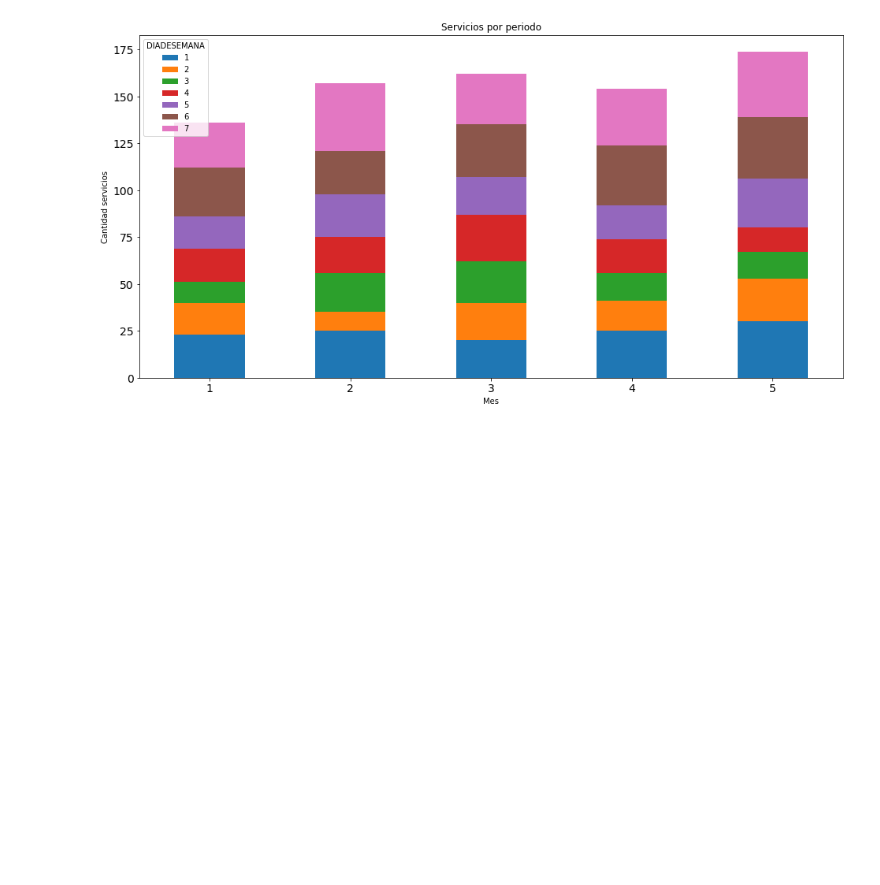
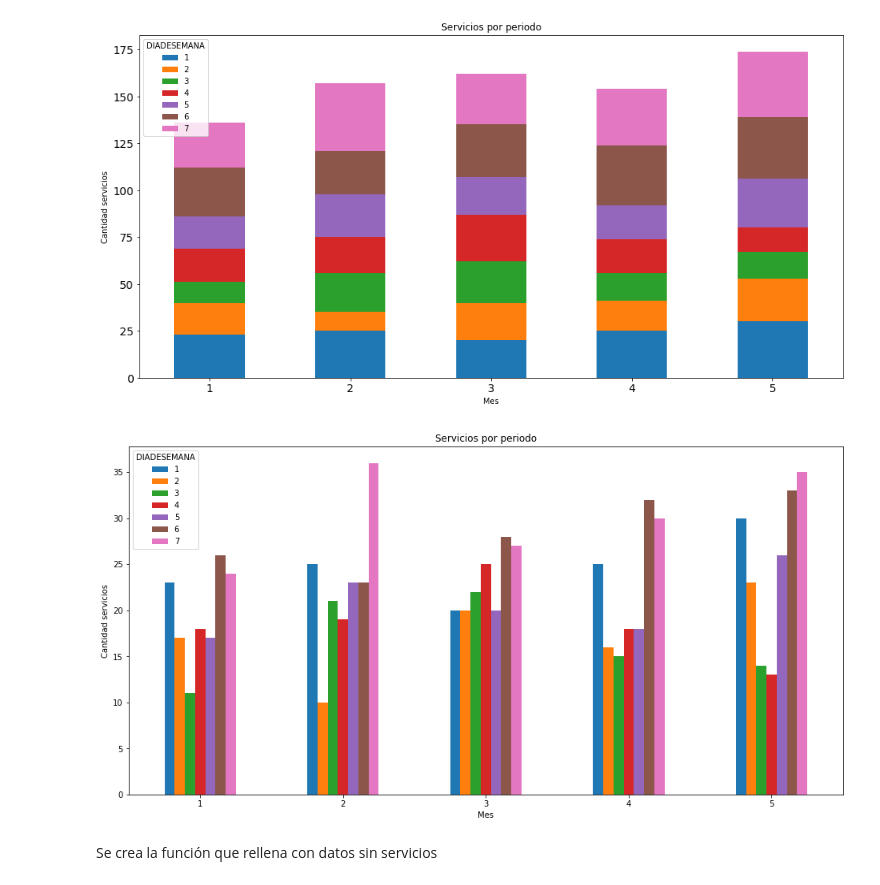
Before and after one commit to josedelarosa82/taxi-prediction-model, a Jupyter notebook: Electiva2/taxi-predicion-model.ipynb, the cells around one changed output. Saved outputs shown, nothing was run; the diff lists cells and outputs as text; code cells hidden in the pictures; blank space fills up the shorter version.

```diff
--- a/Electiva2/taxi-predicion-model.ipynb
+++ b/Electiva2/taxi-predicion-model.ipynb
@@ -357,3 +366,11 @@ df_phone.groupby(['MES','DIADESEMANA'])['HORA'].count().unstack('DIADESEMANA').p
 plt.show()
 # %% [output]
 [figure]
+# %%
+#Se agrupa por 'Mes' y 'Día de la semana'
+df_phone.groupby(['MES','DIADESEMANA'])['HORA'].count().unstack('DIADESEMANA').plot(kind='bar', xlabel="Mes", ylabel="Cantidad servicios", figsize=(16,8), title="Servicios por periodo", rot=0)
+plt.show()
+# %% [output]
+[figure, added]
+# %% [markdown]
+Se crea la función que rellena con datos sin servicios
```
Also changed, not shown: parts of 8 cells of this notebook.
